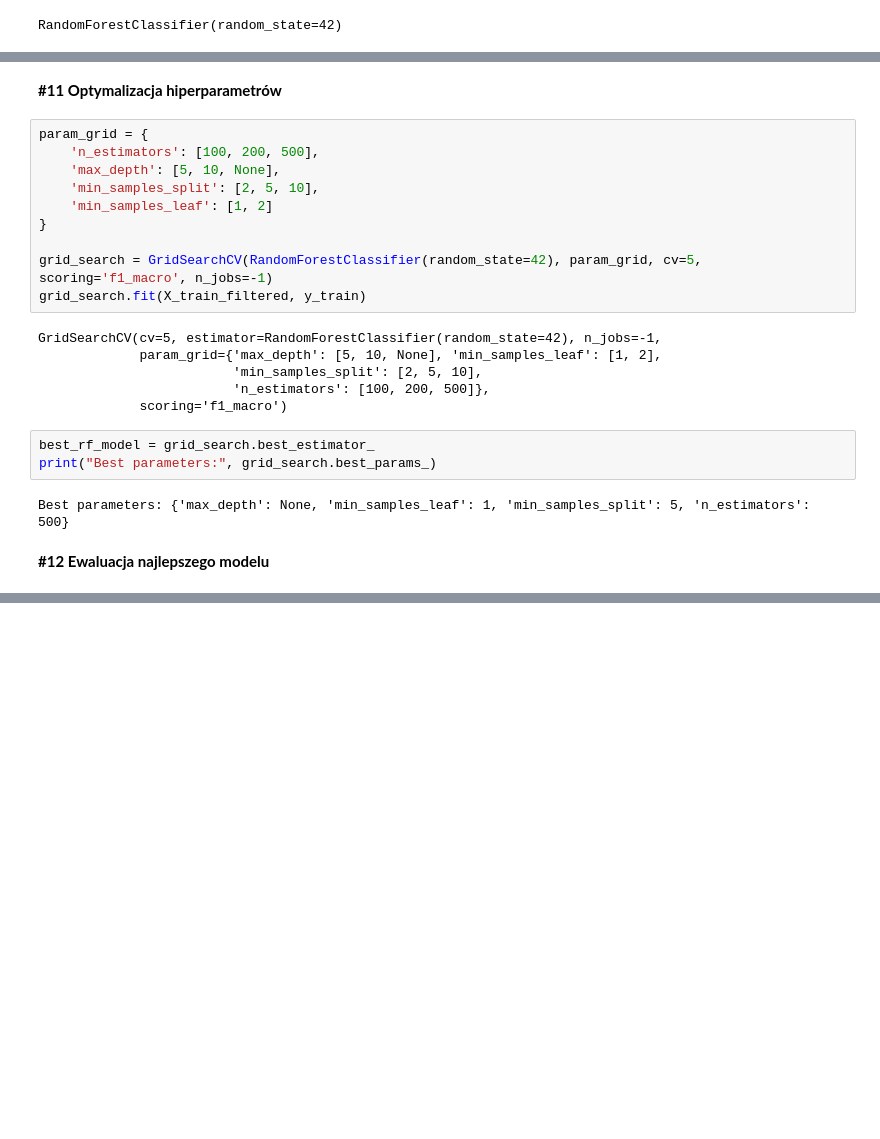
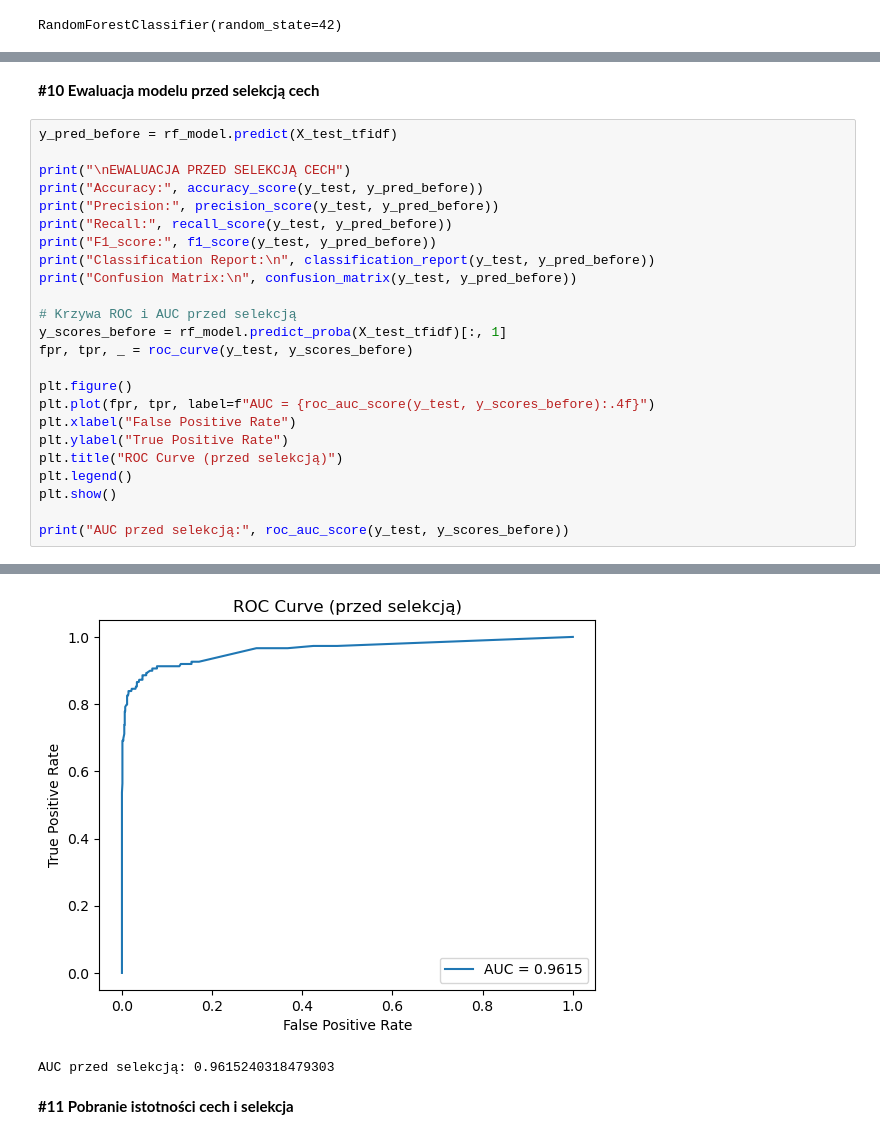
Before and after one commit to mateuszobe/Zadanie_17.2, a Jupyter notebook: Zadanie_17.2.ipynb, the cells around one changed output, grey strips where cells are left out. Cells and saved outputs as stored; diff of their text form; blank space fills up the shorter version.

```diff
--- a/Zadanie_17.2.ipynb
+++ b/Zadanie_17.2.ipynb
@@ -236,25 +228,27 @@ X_test_filtered = X_test_tfidf[:, important_indices]
-# %% [markdown]
-**#11 Optymalizacja hiperparametrów**
-# %%
-param_grid = {
-    'n_estimators': [100, 200, 500],
-    'max_depth': [5, 10, None],
-    'min_samples_split': [2, 5, 10],
-    'min_samples_leaf': [1, 2]
-}
-
-grid_search = GridSearchCV(RandomForestClassifier(random_state=42), param_grid, cv=5, scoring='f1_macro', n_jobs=-1)
-grid_search.fit(X_train_filtered, y_train)
-# %% [output]
-GridSearchCV(cv=5, estimator=RandomForestClassifier(random_state=42), n_jobs=-1,
-             param_grid={'max_depth': [5, 10, None], 'min_samples_leaf': [1, 2],
-                         'min_samples_split': [2, 5, 10],
-                         'n_estimators': [100, 200, 500]},
-             scoring='f1_macro')
-# %%
-best_rf_model = grid_search.best_estimator_
-print("Best parameters:", grid_search.best_params_)
-# %% [output]
-Best parameters: {'max_depth': None, 'min_samples_leaf': 1, 'min_samples_split': 5, 'n_estimators': 500}
-# %% [markdown]
-**#12 Ewaluacja najlepszego modelu**
+# %% [markdown]
+**#10 Ewaluacja modelu przed selekcją cech**
+# %%
+y_pred_before = rf_model.predict(X_test_tfidf)
+
+print("\nEWALUACJA PRZED SELEKCJĄ CECH")
+print("Accuracy:", accuracy_score(y_test, y_pred_before))
+print("Precision:", precision_score(y_test, y_pred_before))
+print("Recall:", recall_score(y_test, y_pred_before))
+print("F1_score:", f1_score(y_test, y_pred_before))
+print("Classification Report:\n", classification_report(y_test, y_pred_before))
+print("Confusion Matrix:\n", confusion_matrix(y_test, y_pred_before))
+
+# Krzywa ROC i AUC przed selekcją
+y_scores_before = rf_model.predict_proba(X_test_tfidf)[:, 1]
+fpr, tpr, _ = roc_curve(y_test, y_scores_before)
+
+plt.figure()
+plt.plot(fpr, tpr, label=f"AUC = {roc_auc_score(y_test, y_scores_before):.4f}")
+plt.xlabel("False Positive Rate")
+plt.ylabel("True Positive Rate")
+plt.title("ROC Curve (przed selekcją)")
+plt.legend()
+plt.show()
+
+print("AUC przed selekcją:", roc_auc_score(y_test, y_scores_before))
+# %% [output]
@@ -260,0 +273,4 @@ Best parameters: {'max_depth': None, 'min_samples_leaf': 1, 'min_samples_split':
+[figure, added]
+AUC przed selekcją: 0.9615240318479303
+# %% [markdown]
+**#11 Pobranie istotności cech i selekcja**
```
Also changed, not shown: parts of 14 cells of this notebook.
